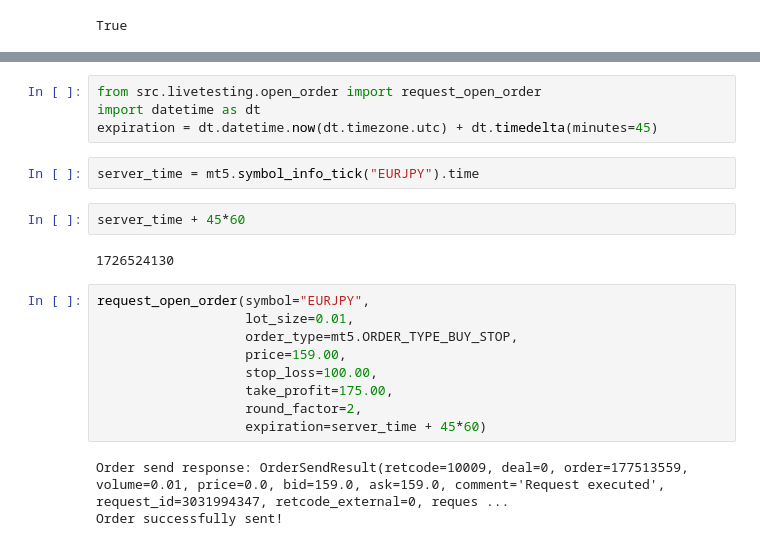
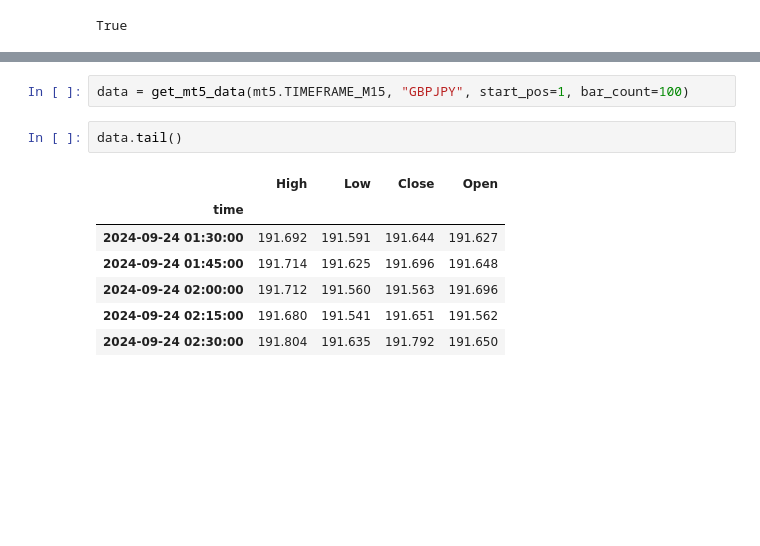
Before and after one commit to NichitaCP/auto-trader, a Jupyter notebook: scipy_vs_plot.ipynb, the cells around one changed output, grey strips where cells are left out. Drawn from its saved outputs; the diff is of its cells as text; blank space fills up the shorter version.

```diff
--- a/scipy_vs_plot.ipynb
+++ b/scipy_vs_plot.ipynb
@@ -33,22 +20,12 @@ mt5.positions_get(symbol="EURUSD")
-# %%
-from src.livetesting.open_order import request_open_order
-import datetime as dt
-expiration = dt.datetime.now(dt.timezone.utc) + dt.timedelta(minutes=45)
-# %%
-server_time = mt5.symbol_info_tick("EURJPY").time
-# %%
-server_time + 45*60
-# %% [output]
-1726524130
-# %%
-request_open_order(symbol="EURJPY",
-                   lot_size=0.01,
-                   order_type=mt5.ORDER_TYPE_BUY_STOP,
-                   price=159.00,
-                   stop_loss=100.00,
-                   take_profit=175.00,
-                   round_factor=2,
-                   expiration=server_time + 45*60)
-# %% [output]
-Order send response: OrderSendResult(retcode=10009, deal=0, order=177513559, volume=0.01, price=0.0, bid=159.0, ask=159.0, comment='Request executed', request_id=3031994347, retcode_external=0, reques ...
-Order successfully sent!
+# %%
+data = get_mt5_data(mt5.TIMEFRAME_M15, "GBPJPY", start_pos=1, bar_count=100)
+# %%
+data.tail()
+# %% [output]
+|  | High | Low | Close | Open |
+| time |  |  |  |  |
+| 2024-09-24 01:30:00 | 191.692 | 191.591 | 191.644 | 191.627 |
+| 2024-09-24 01:45:00 | 191.714 | 191.625 | 191.696 | 191.648 |
+| 2024-09-24 02:00:00 | 191.712 | 191.560 | 191.563 | 191.696 |
+| 2024-09-24 02:15:00 | 191.680 | 191.541 | 191.651 | 191.562 |
+| 2024-09-24 02:30:00 | 191.804 | 191.635 | 191.792 | 191.650 |
```
Also changed, not shown: parts of 6 cells of this notebook, 6 other files.
